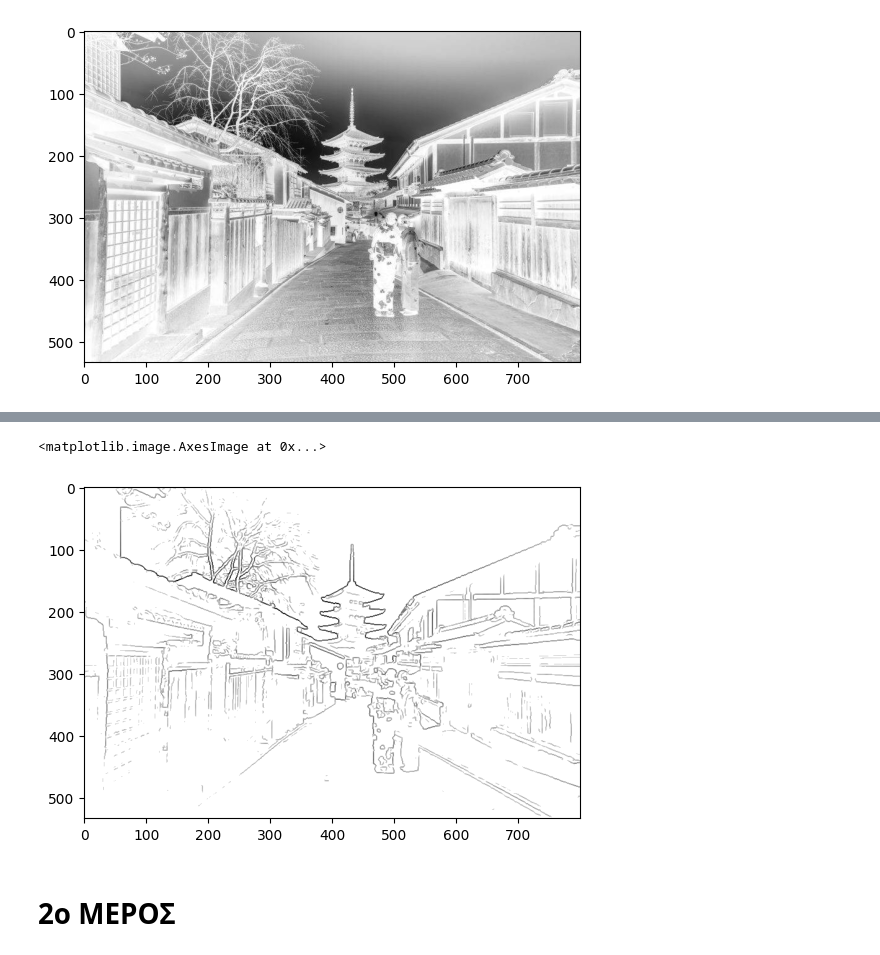
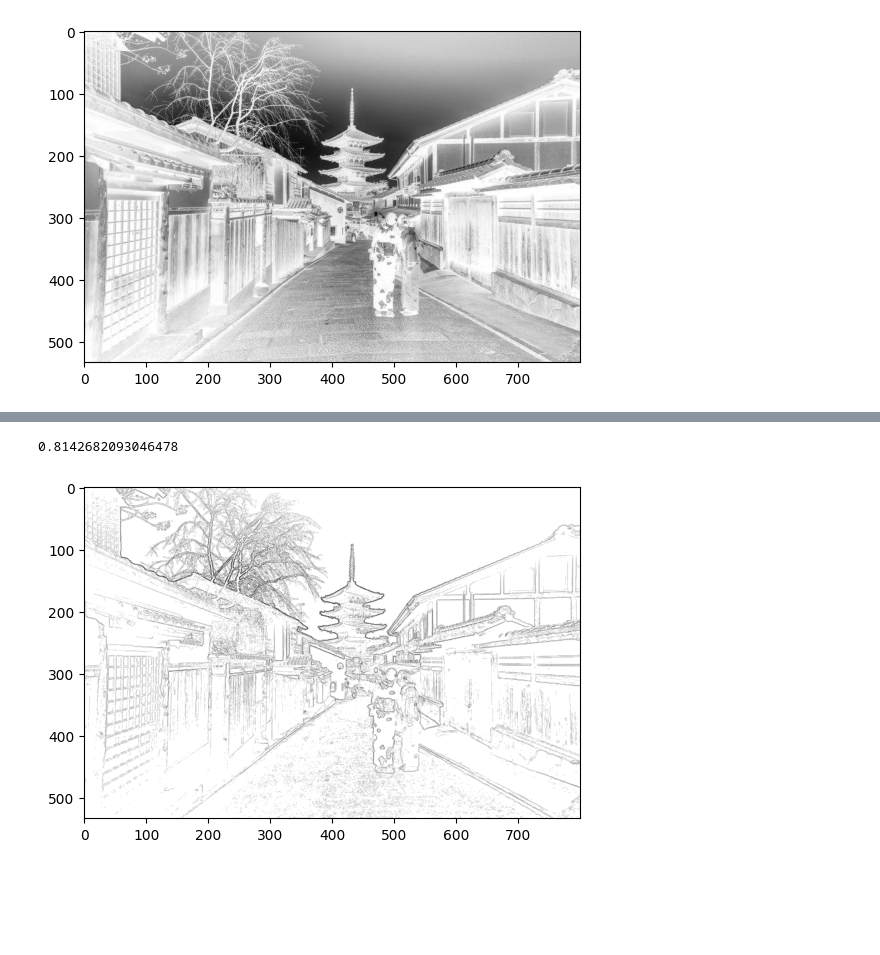
Before and after one commit to OdysseasDrys/Computer-Vision, a Jupyter notebook: lab1_1.ipynb, the cells around one changed output, grey strips where cells are left out. Saved outputs shown, nothing was run; the diff lists cells and outputs as text; code cells hidden in the pictures; blank space fills up the shorter version.

Commit message:
evaluated kyoto

```diff
--- a/lab1_1.ipynb
+++ b/lab1_1.ipynb
@@ -134,15 +135,0 @@ plt.imshow(Y,cmap = "gray_r")
-# %%
-# Reject zero crossings in smooth areas.
-
-theta=0.0
-
-grad= np.gradient(Is)
-max_grad= np.max(grad)
-
-result=np.zeros(Y.shape)
-
-for i in range(1, Y.shape[0]-1):
-    for j in range(1,Y.shape[1]-1):
-        if ((Y[i,j] > 0) and grad[0][i,j] > theta * max_grad):
-            result[i,j] = 1
-plt.imshow(result,cmap = "gray_r")
@@ -152,16 +136 @@ plt.imshow(result,cmap = "gray_r")
-# %%
-sigma=1
-n= int(np.ceil(3*sigma)*2+1)
-gaussian_kernel= cv2.getGaussianKernel(sigma, n)
-#i)
-twodgaussian=gaussian_kernel*gaussian_kernel.T
-
-#ii)
-x, y= np.meshgrid(np.arange(-n // 2 + 1, n // 2 + 1),
-                   np.arange(-n // 2 + 1, n // 2 + 1))
-
-gaussian = np.exp(-(x**2 + y**2) / (2 * sigma**2))
-
-LoG = ((x**2 + y**2 - 2 * sigma**2) / (sigma**4)) * gaussian
-LoG= LoG-np.mean(LoG)
 # %% [markdown]
@@ -321,3 +243,9 @@ plt.imshow(kyoto_img,cmap = "gray_r")
 # %% [output]
 <matplotlib.image.AxesImage at 0x...>
 [figure]
+# %%
+M = cv2.dilate(kyoto_img, B) - cv2.erode( kyoto_img, B)
+T = (M > 0.15* np.max(M)).astype(np.uint8)/255
+
+plt.imshow(T, cmap='gray_r')
+plt.show()
@@ -324,9 +254,9 @@ plt.imshow(kyoto_img,cmap = "gray_r")
 # %%
-kyoto_edges= EdgeDetect(kyoto_img, 1.5, 0.2, 'nonlinear')
+kyoto_edges= EdgeDetect(kyoto_img, 0.5, 0.1, 'nonlinear')
 
 plt.imshow(kyoto_edges,cmap = "gray_r")
+
+evaluation(kyoto_edges,T)
 # %% [output]
-<matplotlib.image.AxesImage at 0x...>
+0.8142682093046478
-[figure, old version]
+[figure, new version]
-# %% [markdown]
-# 2ο ΜΕΡΟΣ
```
Also changed, not shown: parts of 14 cells of this notebook.
